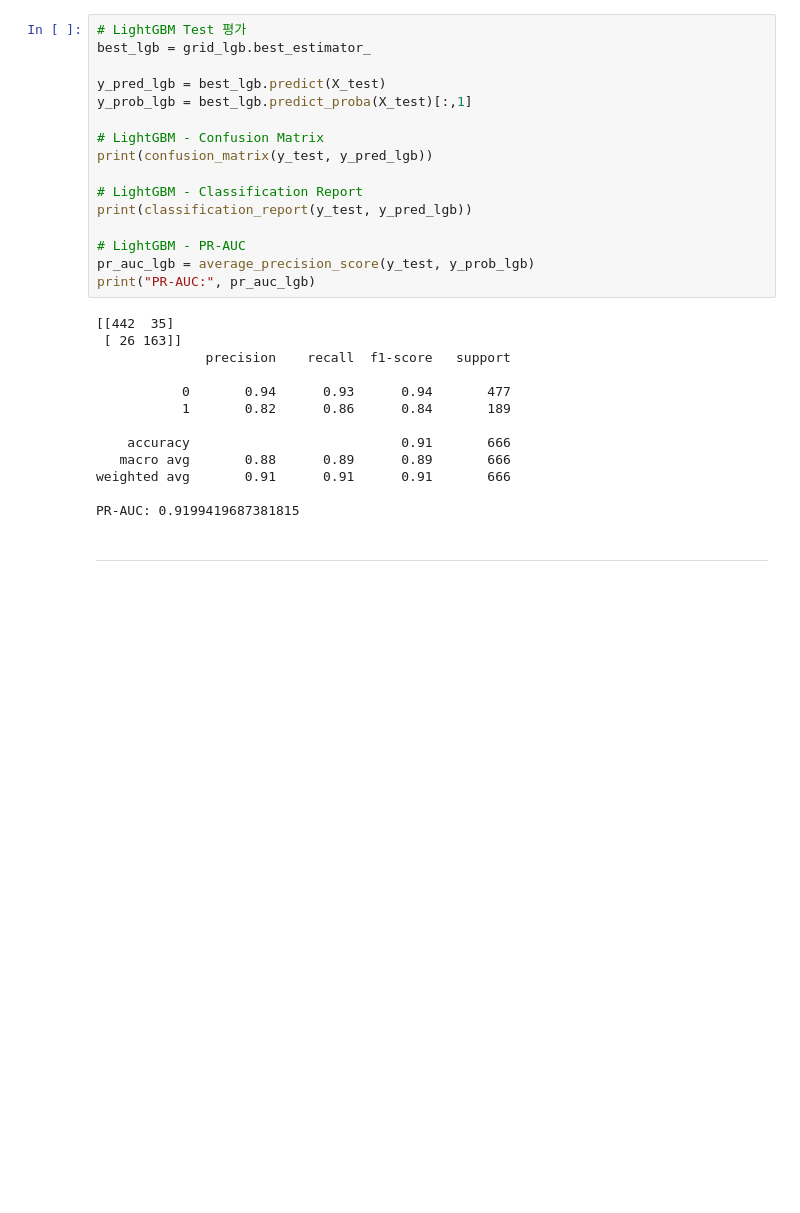
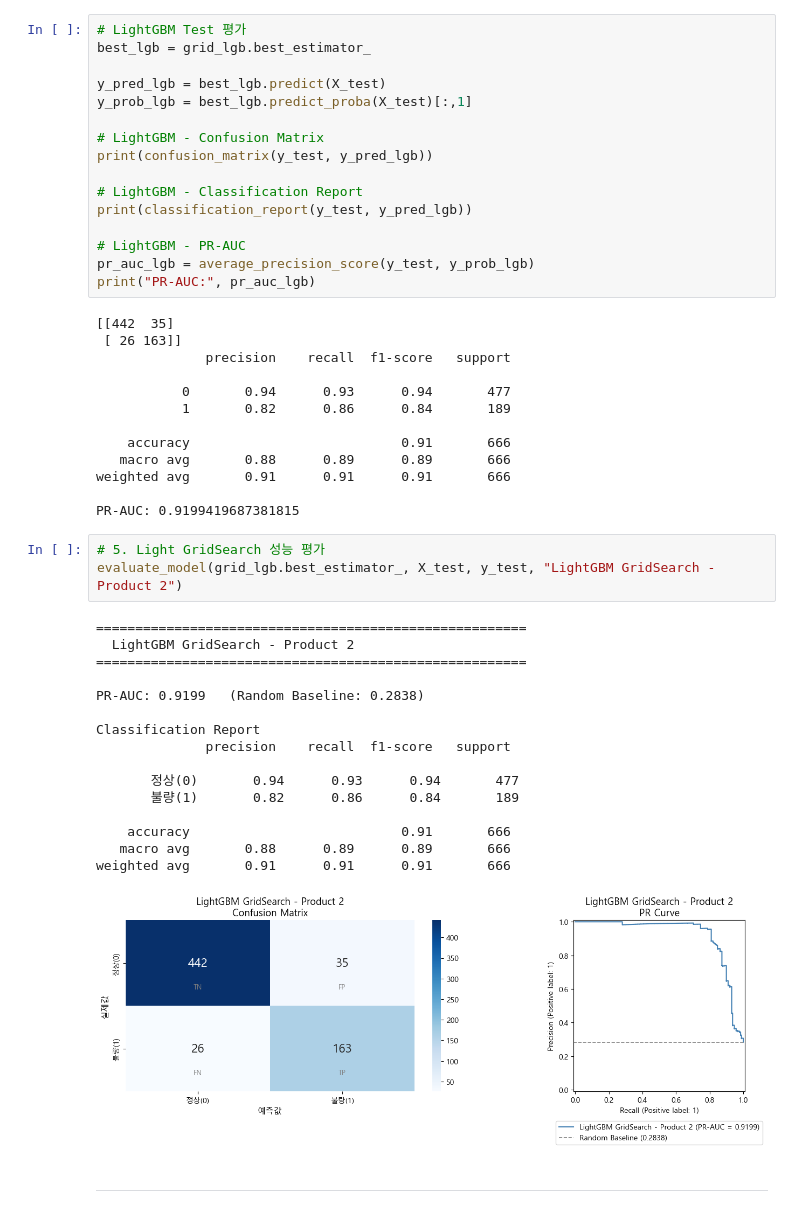
Before and after one commit to hanalo26/sparta-data11-advanced-project, a Jupyter notebook: Sooin/ML_product2_PR-AUC.ipynb, the cells around one changed output. Drawn from its saved outputs; the diff is of its cells as text; blank space fills up the shorter version.

```diff
--- a/Sooin/ML_product2_PR-AUC.ipynb
+++ b/Sooin/ML_product2_PR-AUC.ipynb
@@ -379,6 +513,26 @@ print("PR-AUC:", pr_auc_lgb)
 weighted avg       0.91      0.91      0.91       666
 
 PR-AUC: 0.9199419687381815
+# %%
+# 5. Light GridSearch 성능 평가
+evaluate_model(grid_lgb.best_estimator_, X_test, y_test, "LightGBM GridSearch - Product 2")
+# %% [output]
+=======================================================
+  LightGBM GridSearch - Product 2
+=======================================================
+
+PR-AUC: 0.9199   (Random Baseline: 0.2838)
+
+Classification Report
+              precision    recall  f1-score   support
+
+       정상(0)       0.94      0.93      0.94       477
+       불량(1)       0.82      0.86      0.84       189
+
+    accuracy                           0.91       666
+   macro avg       0.88      0.89      0.89       666
+weighted avg       0.91      0.91      0.91       666
+[figure, added]
 # %% [markdown]
 ---
 # %% [markdown]
```
Also changed, not shown: parts of 9 cells of this notebook.
